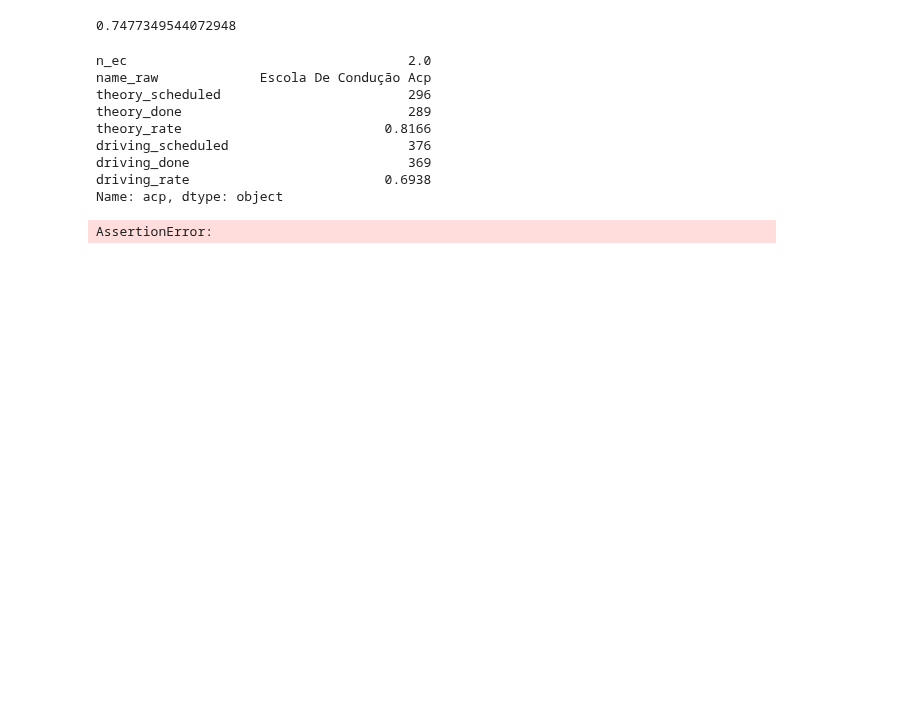
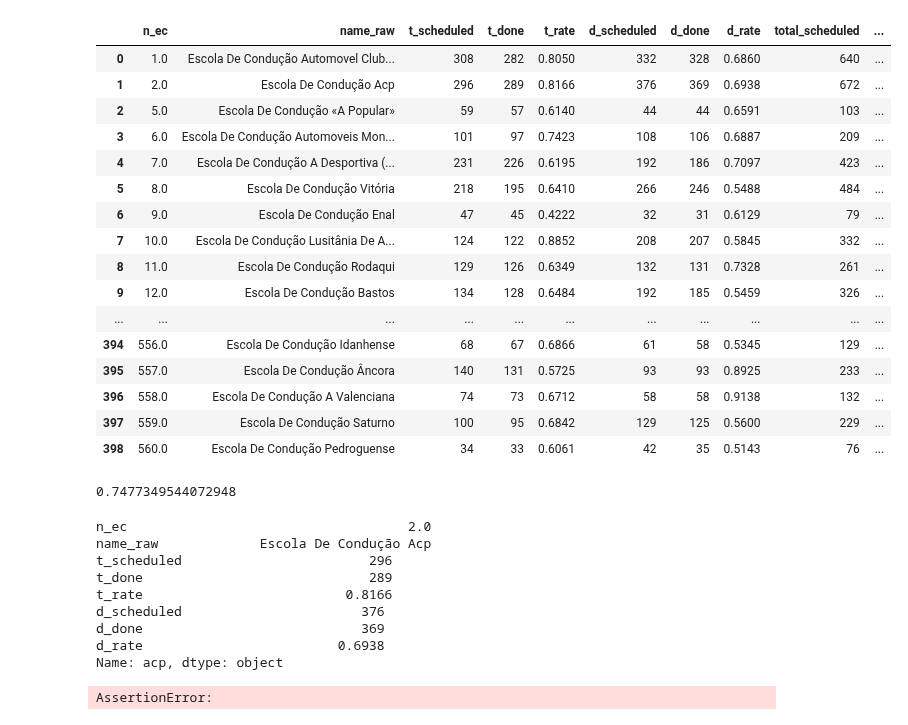
Before and after one commit to codecadre/imt-pass-rates, a Jupyter notebook: basic-parsing.ipynb, the cells around one changed output. Saved outputs shown, nothing was run; the diff lists cells and outputs as text; code cells hidden in the pictures; blank space fills up the shorter version.

Commit message:
parsing total columsn for 2015

```diff
--- a/basic-parsing.ipynb
+++ b/basic-parsing.ipynb
@@ -60,29 +60,51 @@ def name_to_keyword(x):
 
     return s
 
-headers = ['n_ec', 'name_raw', 'theory_scheduled', 'theory_done', 'theory_rate', 'driving_scheduled', 'driving_done', 'driving_rate']
-headers_full = ['n_ec', 'name_raw', 'theory_scheduled', 'theory_done', 'theory_rate', 'driving_scheduled', 'driving_done', 'driving_rate']
+headers = ['n_ec', 'name_raw', 't_scheduled', 't_done', 't_rate', 'd_scheduled', 'd_done', 'd_rate']
+headers_full = ['n_ec', 'name_raw', 't_scheduled', 't_done', 't_rate', 'd_scheduled', 'd_done', 'd_rate', 'total_scheduled', 'total_done', 'total_rate']
 # %%
 year=2015
 path = files[year]
 all_pages = tabula.read_pdf(path, stream=True, pages="all", pandas_options={'header': None})
 table = pd.concat(all_pages, ignore_index=True, sort=False)
-table = table.drop([8,9,10], axis=1)
-table.columns = headers
+table
+# table = table.drop([8,9,10], axis=1)
+table.columns = headers_full
 
-table['theory_rate'] = table['theory_rate'].apply(parse_rate)
-table['driving_rate'] = table['driving_rate'].apply(parse_rate)
-table["driving_done"] = table["driving_done"].astype('Int64')
-table["driving_scheduled"] = table["driving_scheduled"].astype('Int64')
+table['t_rate'] = table['t_rate'].apply(parse_rate)
+table['d_rate'] = table['d_rate'].apply(parse_rate)
+table["d_done"] = table["d_done"].astype('Int64')
+table["d_scheduled"] = table["d_scheduled"].astype('Int64')
+table["total_scheduled"] = table["total_scheduled"].astype('Int64')
+table["total_done"] = table["total_done"].astype('Int64')
+table['total_rate'] = table['total_rate'].apply(parse_rate)
+# summary = table.tail(1) #quality control
+# table=table.iloc[:-1,:]
+# table['k'] = table['name_raw'].apply(name_to_keyword)
 
-summary = table.tail(1) #quality control
-table=table.iloc[:-1,:]
-table['k'] = table['name_raw'].apply(name_to_keyword)
-
-table2015 = table.set_index('k')
-summary2015 = summary
-assert(summary2015["driving_done"].values[0] == table2015["driving_done"].sum())
-assert(summary2015["theory_done"].values[0] == table2015["theory_done"].sum())
-assert(summary2015["driving_scheduled"].values[0] == table2015["driving_scheduled"].sum())
-assert(summary2015["theory_scheduled"].values[0] == table2015["theory_scheduled"].sum())
+# table2015 = table.set_index('k')
+# summary2015 = summary
+# assert(summary2015["d_done"].values[0] == table2015["d_done"].sum())
+# assert(summary2015["t_done"].values[0] == table2015["t_done"].sum())
+# assert(summary2015["d_scheduled"].values[0] == table2015["d_scheduled"].sum())
+# assert(summary2015["t_scheduled"].values[0] == table2015["t_scheduled"].sum())
+table
+# %% [output]
+|  | n_ec | name_raw | t_scheduled | t_done | t_rate | d_scheduled | d_done | d_rate | total_scheduled | ... |
+| 0 | 1.0 | Escola De Condução Automovel Club... | 308 | 282 | 0.8050 | 332 | 328 | 0.6860 | 640 | ... |
+| 1 | 2.0 | Escola De Condução Acp | 296 | 289 | 0.8166 | 376 | 369 | 0.6938 | 672 | ... |
+| 2 | 5.0 | Escola De Condução «A Popular» | 59 | 57 | 0.6140 | 44 | 44 | 0.6591 | 103 | ... |
+| 3 | 6.0 | Escola De Condução Automoveis Mon... | 101 | 97 | 0.7423 | 108 | 106 | 0.6887 | 209 | ... |
+| 4 | 7.0 | Escola De Condução A Desportiva (... | 231 | 226 | 0.6195 | 192 | 186 | 0.7097 | 423 | ... |
+| 5 | 8.0 | Escola De Condução Vitória | 218 | 195 | 0.6410 | 266 | 246 | 0.5488 | 484 | ... |
+| 6 | 9.0 | Escola De Condução Enal | 47 | 45 | 0.4222 | 32 | 31 | 0.6129 | 79 | ... |
+| 7 | 10.0 | Escola De Condução Lusitânia De A... | 124 | 122 | 0.8852 | 208 | 207 | 0.5845 | 332 | ... |
+| 8 | 11.0 | Escola De Condução Rodaqui | 129 | 126 | 0.6349 | 132 | 131 | 0.7328 | 261 | ... |
+| 9 | 12.0 | Escola De Condução Bastos | 134 | 128 | 0.6484 | 192 | 185 | 0.5459 | 326 | ... |
+| ... | ... | ... | ... | ... | ... | ... | ... | ... | ... | ... |
+| 394 | 556.0 | Escola De Condução Idanhense | 68 | 67 | 0.6866 | 61 | 58 | 0.5345 | 129 | ... |
+| 395 | 557.0 | Escola De Condução Âncora | 140 | 131 | 0.5725 | 93 | 93 | 0.8925 | 233 | ... |
+| 396 | 558.0 | Escola De Condução A Valenciana | 74 | 73 | 0.6712 | 58 | 58 | 0.9138 | 132 | ... |
+| 397 | 559.0 | Escola De Condução Saturno | 100 | 95 | 0.6842 | 129 | 125 | 0.5600 | 229 | ... |
+| 398 | 560.0 | Escola De Condução Pedroguense | 34 | 33 | 0.6061 | 42 | 35 | 0.5143 | 76 | ... |
 # %%
@@ -99,12 +121,12 @@ table2015.loc['acp']
 # %% [output]
 n_ec                                    2.0
 name_raw             Escola De Condução Acp
-theory_scheduled                        296
-theory_done                             289
-theory_rate                          0.8166
-driving_scheduled                       376
-driving_done                            369
-driving_rate                         0.6938
+t_scheduled                        296
+t_done                             289
+t_rate                          0.8166
+d_scheduled                       376
+d_done                            369
+d_rate                         0.6938
 Name: acp, dtype: object
 # %%
 year=2016
```
Also changed, not shown: parts of 7 cells of this notebook.
